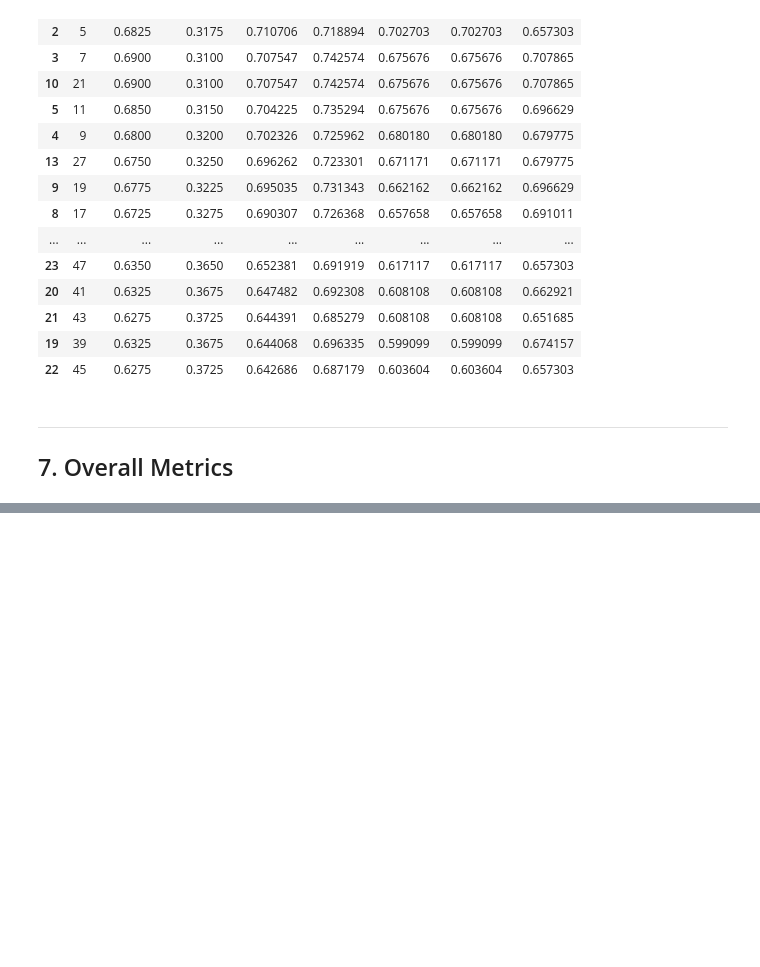
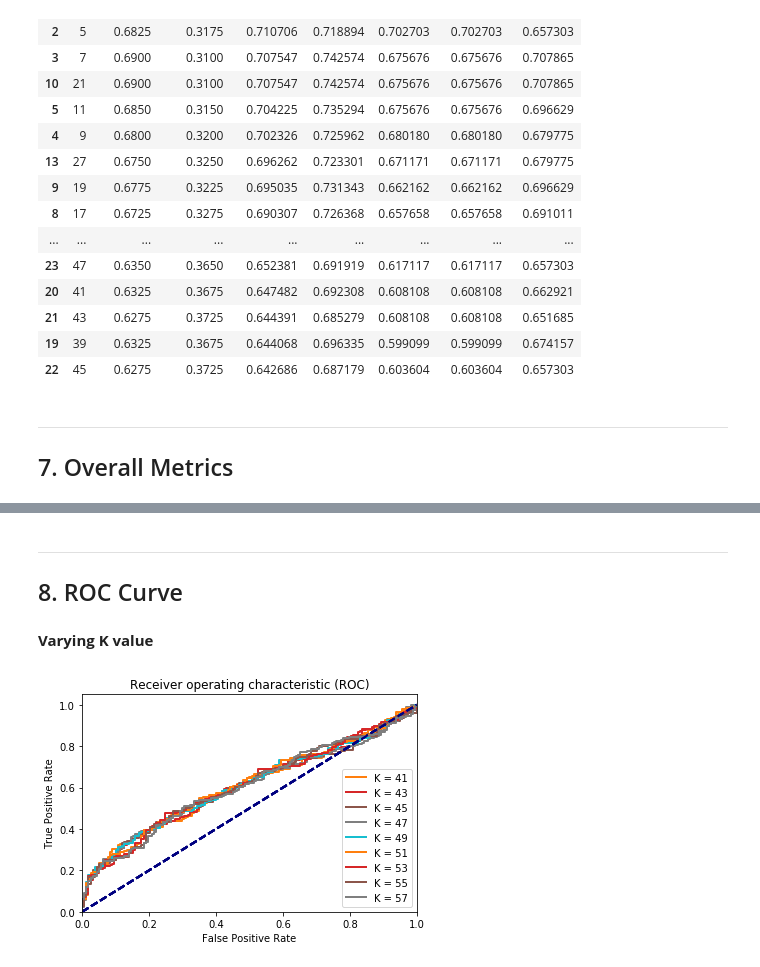
Before and after one commit to saravrajavelu/WineQualityAnalysis, a Jupyter notebook: WineAnalysis.ipynb, the cells around one changed output, grey strips where cells are left out. Drawn from its saved outputs; the diff is of its cells as text; code cells hidden in the pictures; blank space fills up the shorter version.

Commit message:
ROC curve added

```diff
--- a/WineAnalysis.ipynb
+++ b/WineAnalysis.ipynb
@@ -599,0 +639,31 @@ overall_score.sort_values(by = ['f_measure', 'accuracy'], ascending = False)
+# %%
+def generateRoc(X_train, y_train, X_test, y_test, k_min, k_max, STYLE, METRIC):
+
+    color = ['tab:blue', 'tab:orange', 'tab:green', 'tab:red', 'tab:purple', 'tab:brown', 'tab:pink', 'tab:gray', 'tab:olive', 'tab:cyan']
+    plt.figure()
+    for i in range(k_min, k_max+1, 2):
+
+        x = kNN(X_train, y_train, X_test, y_test, i, STYLE, METRIC)
+        yt = label_binarize(y_test, classes=['Low', 'High'])
+        y_score = x.Posterior
+        fpr, tpr, thres = metrics.roc_curve(yt.ravel(),y_score, pos_label=1)
+        lw = 2
+        plt.plot(fpr, tpr, color=color[i % len(color)],lw=lw, label='K = ' + str(i))
+        plt.plot([0, 1], [0, 1], color='navy', lw=lw, linestyle='--')
+        plt.xlim([0.0, 1.0])
+        plt.ylim([0.0, 1.05])
+        plt.xlabel('False Positive Rate')
+        plt.ylabel('True Positive Rate')
+        plt.title('Receiver operating characteristic (ROC)')
+        plt.legend(loc="lower right")
+
+    plt.show()
+# %% [markdown]
+---
+## 8. ROC Curve
+# %%
+printmd('**Varying K value**')
+generateRoc(X_train, y_train, X_test, y_test, 41, 57, DISTANCE_WEIGHTED, EUCLID)
+# %% [output]
+**Varying K value**
+[figure, added]
```
Also changed, not shown: parts of 16 cells of this notebook.
